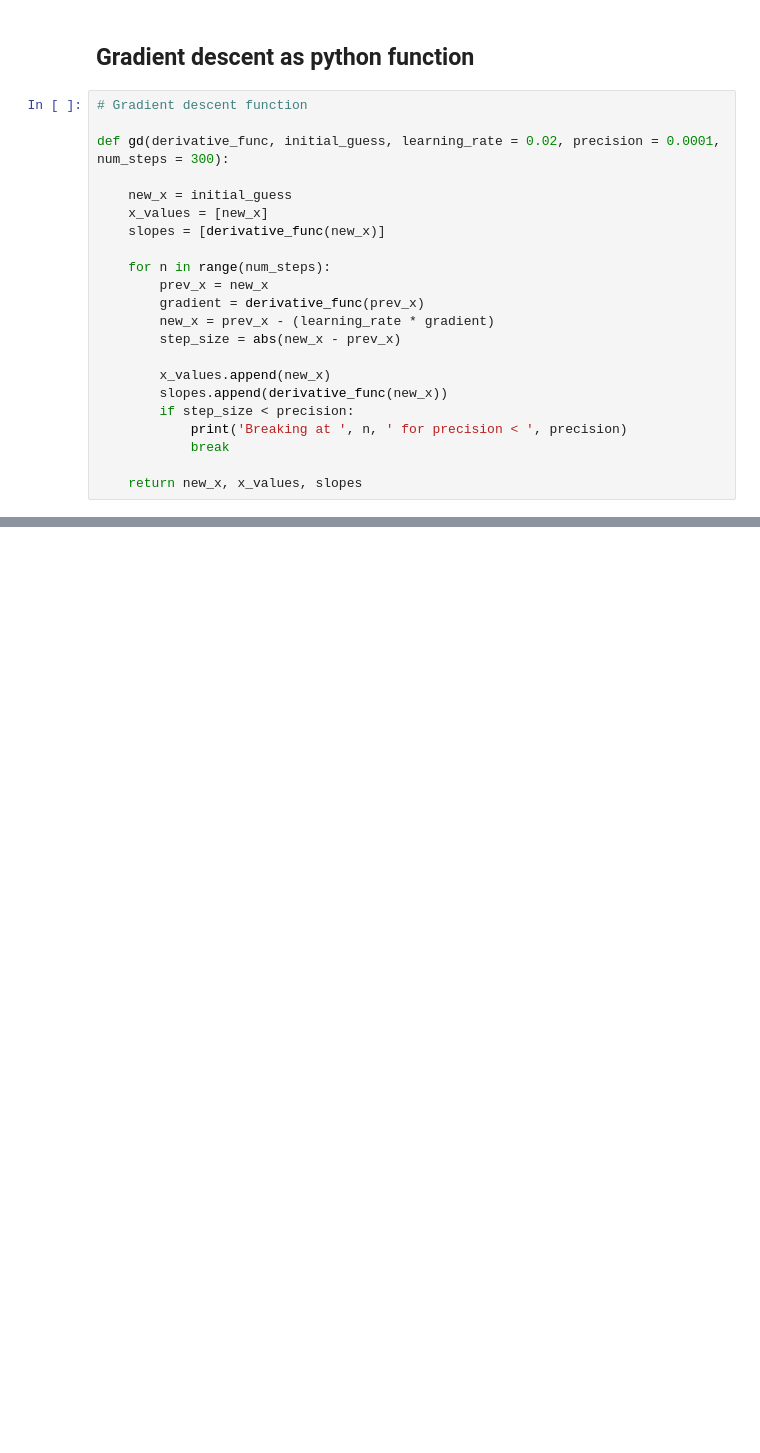
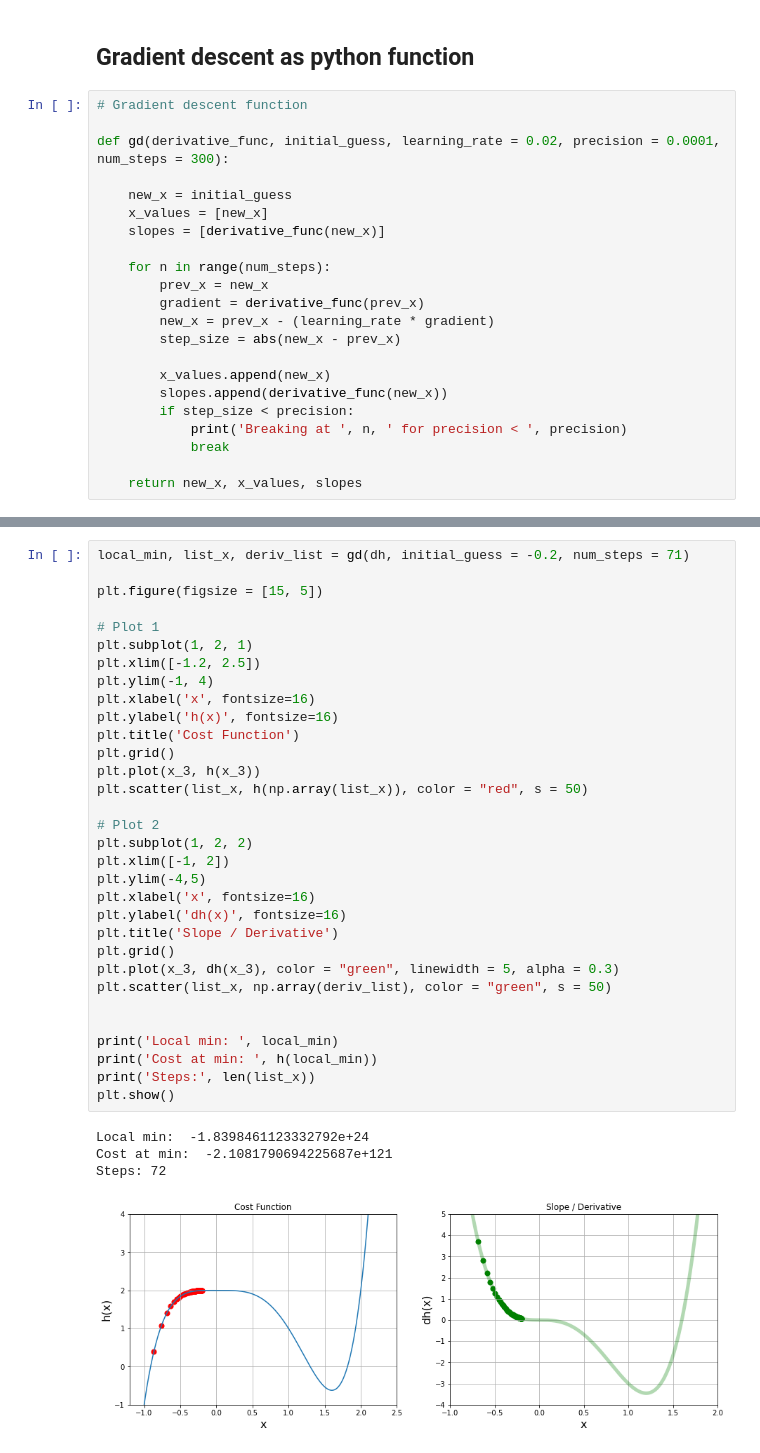
Before and after one commit to brainvat/Angela-Yu-Data-Science-Bootcamp-2020, a Jupyter notebook: section_04/S4 Optimization and Gradient Descent.ipynb, the cells around one changed output, grey strips where cells are left out. Drawn from its saved outputs; the diff is of its cells as text; blank space fills up the shorter version.

```diff
--- a/section_04/S4 Optimization and Gradient Descent.ipynb
+++ b/section_04/S4 Optimization and Gradient Descent.ipynb
@@ -292,0 +371,37 @@ plt.show()
+# %%
+local_min, list_x, deriv_list = gd(dh, initial_guess = -0.2, num_steps = 71)
+
+plt.figure(figsize = [15, 5])
+
+# Plot 1
+plt.subplot(1, 2, 1)
+plt.xlim([-1.2, 2.5])
+plt.ylim(-1, 4)
+plt.xlabel('x', fontsize=16)
+plt.ylabel('h(x)', fontsize=16)
+plt.title('Cost Function')
+plt.grid()
+plt.plot(x_3, h(x_3))
+plt.scatter(list_x, h(np.array(list_x)), color = "red", s = 50)
+
+# Plot 2
+plt.subplot(1, 2, 2)
+plt.xlim([-1, 2])
+plt.ylim(-4,5)
+plt.xlabel('x', fontsize=16)
+plt.ylabel('dh(x)', fontsize=16)
+plt.title('Slope / Derivative')
+plt.grid()
+plt.plot(x_3, dh(x_3), color = "green", linewidth = 5, alpha = 0.3)
+plt.scatter(list_x, np.array(deriv_list), color = "green", s = 50)
+
+
+print('Local min: ', local_min)
+print('Cost at min: ', h(local_min))
+print('Steps:', len(list_x))
+plt.show()
+# %% [output]
+Local min:  -1.8398461123332792e+24
+Cost at min:  -2.1081790694225687e+121
+Steps: 72
+[figure, added]
```
Also changed, not shown: parts of 19 cells of this notebook.
